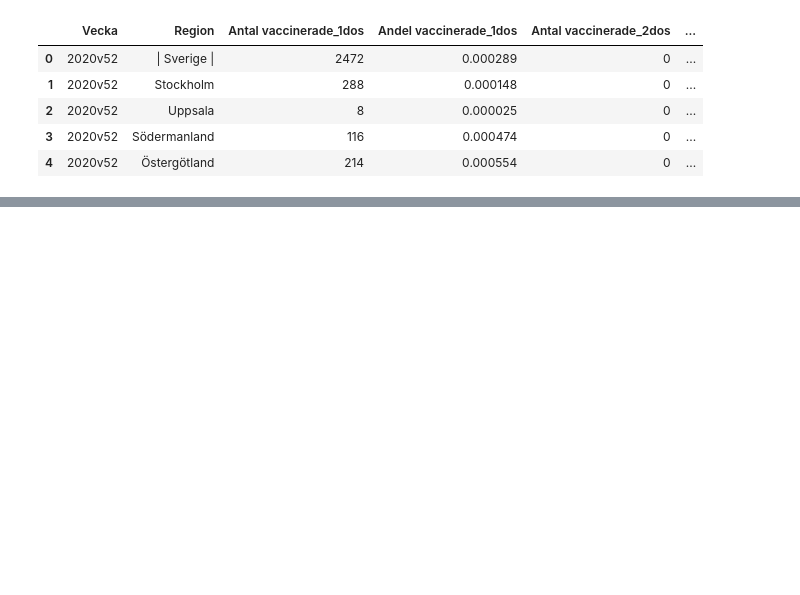
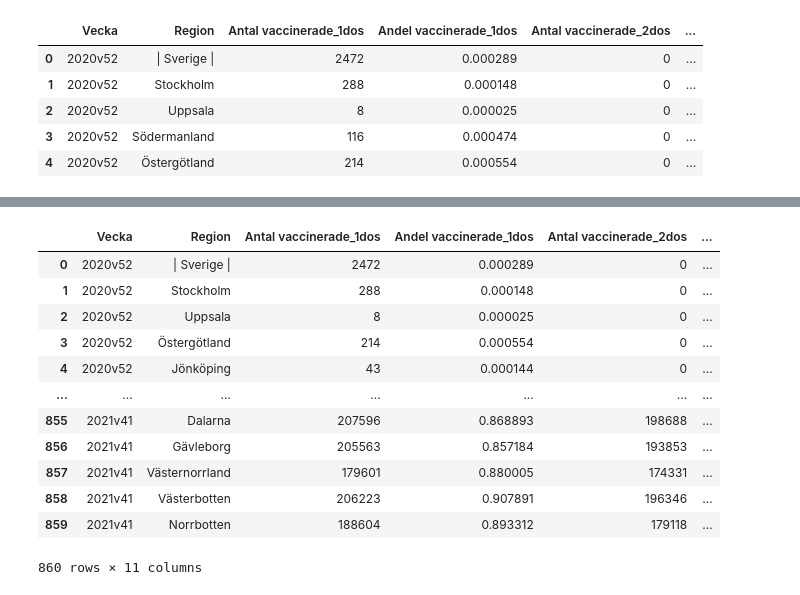
Before and after one commit to yuna-liu/Databehandling-Yuna-Liu, a Jupyter notebook: Labs/Lab1_Covid-19/Lab1_Q3.ipynb, the cells around one changed output, grey strips where cells are left out. Saved outputs shown, nothing was run; the diff lists cells and outputs as text; code cells hidden in the pictures; blank space fills up the shorter version.

```diff
--- a/Labs/Lab1_Covid-19/Lab1_Q3.ipynb
+++ b/Labs/Lab1_Covid-19/Lab1_Q3.ipynb
@@ -132,0 +143,3 @@ fig.show()
+# %%
+covid19 = pd.concat([covid19_sverige, covid19_län_s]).reset_index(drop=True)
+covid19.head()
@@ -132,0 +153,3 @@ fig.show()
+# %%
+vaccin_covid19 = vaccin_län.merge(covid19, on=["Vecka", "Region"], how="inner", indicator=True)
+vaccin_covid19.head()
@@ -132,0 +171,3 @@ fig.show()
+# %%
+vaccin_covid19.pop("_merge")
+vaccin_covid19.head()
@@ -132,0 +181,4 @@ fig.show()
+# %%
+vaccin_covid19["Antal_intensivvårdade/Antal_fall"] = vaccin_covid19["Antal_intensivvårdade_vecka"]/vaccin_covid19["Antal_fall_vecka"].round(3)
+vaccin_covid19["Antal_avlidna/Antal_fall"] = vaccin_covid19["Antal_avlidna_vecka"]/vaccin_covid19["Antal_fall_vecka"].round(3)
+vaccin_covid19.head()
@@ -132,0 +192,16 @@ fig.show()
+# %%
+vaccin_covid19
+# %% [output]
+|  | Vecka | Region | Antal vaccinerade_1dos | Andel vaccinerade_1dos | Antal vaccinerade_2dos | ... |
+| 0 | 2020v52 | | Sverige | | 2472 | 0.000289 | 0 | ... |
+| 1 | 2020v52 | Stockholm | 288 | 0.000148 | 0 | ... |
+| 2 | 2020v52 | Uppsala | 8 | 0.000025 | 0 | ... |
+| 3 | 2020v52 | Östergötland | 214 | 0.000554 | 0 | ... |
+| 4 | 2020v52 | Jönköping | 43 | 0.000144 | 0 | ... |
+| ... | ... | ... | ... | ... | ... | ... |
+| 855 | 2021v41 | Dalarna | 207596 | 0.868893 | 198688 | ... |
+| 856 | 2021v41 | Gävleborg | 205563 | 0.857184 | 193853 | ... |
+| 857 | 2021v41 | Västernorrland | 179601 | 0.880005 | 174331 | ... |
+| 858 | 2021v41 | Västerbotten | 206223 | 0.907891 | 196346 | ... |
+| 859 | 2021v41 | Norrbotten | 188604 | 0.893312 | 179118 | ... |
+860 rows × 11 columns
```
Also changed, not shown: parts of 30 cells of this notebook, 16 other files.
